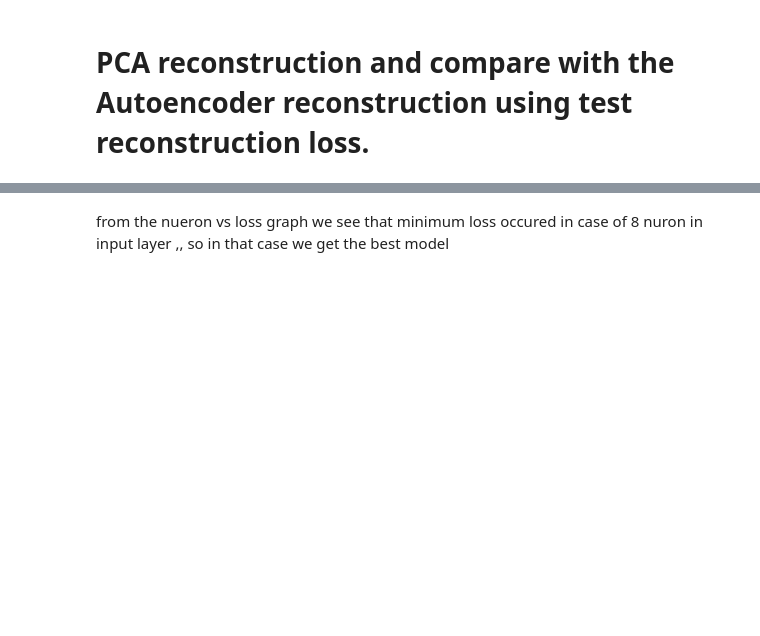
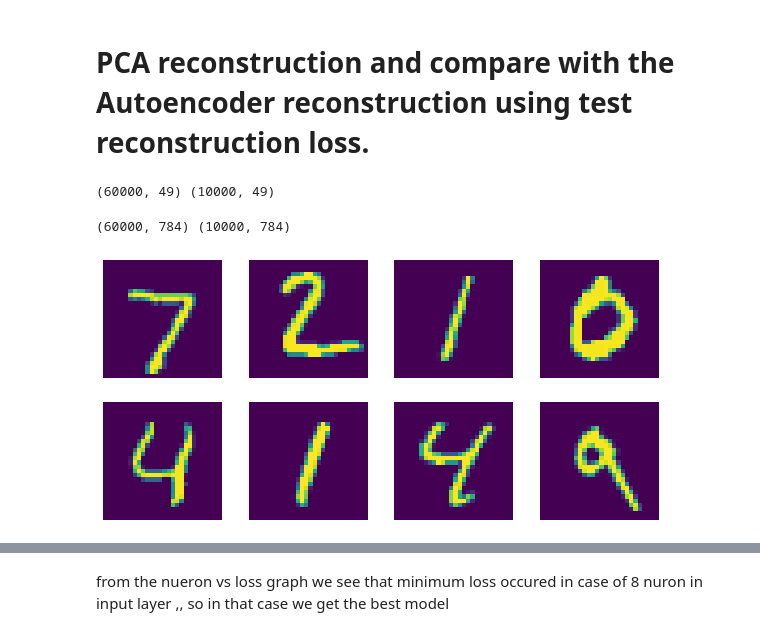
Before and after one commit to navaneet625/SMAI, a Jupyter notebook: Autoencoder.ipynb, the cells around one changed output, grey strips where cells are left out. Cells and saved outputs as stored; diff of their text form; code cells hidden in the pictures; blank space fills up the shorter version.

```diff
--- a/Autoencoder.ipynb
+++ b/Autoencoder.ipynb
@@ -392,0 +389,34 @@ principalComponents = pca.fit_transform()
+# %%
+from sklearn.decomposition import PCA
+
+(x_train, y_train), (x_test, y_test) = datasets.mnist.load_data()
+
+pca = PCA(n_components = 49)
+trainX = x_train.reshape(60000,784)
+testX = x_test.reshape(10000,784)
+
+trainX = trainX /255
+testX = testX /255
+
+pca.fit(trainX)
+trainX1 = pca.transform(trainX)
+pca.fit(testX)
+testX1 = pca.transform(testX)
+print(trainX1.shape,testX1.shape)
+# %% [output]
+(60000, 49) (10000, 49)
+# %%
+X_test = pca.inverse_transform(testX1)
+X_train = pca.inverse_transform(trainX1)
+print(X_train.shape,X_test.shape)
+# %% [output]
+(60000, 784) (10000, 784)
+# %%
+x_test = x_test.reshape(10000,28,28)
+plt.figure(figsize=(10,10))
+for i in range(8):
+  plt.subplot(4,4,i+1)
+  plt.axis('off')
+  plt.imshow(x_test[i])
+# %% [output]
+[figure, added]
```
Also changed, not shown: parts of 4 cells of this notebook.
